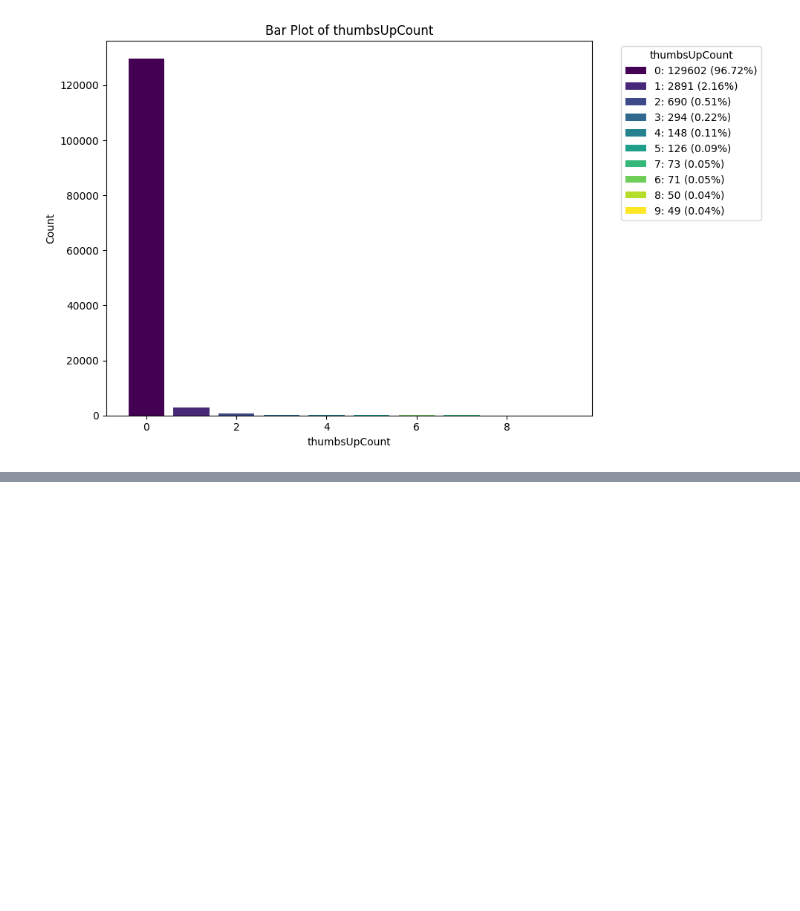
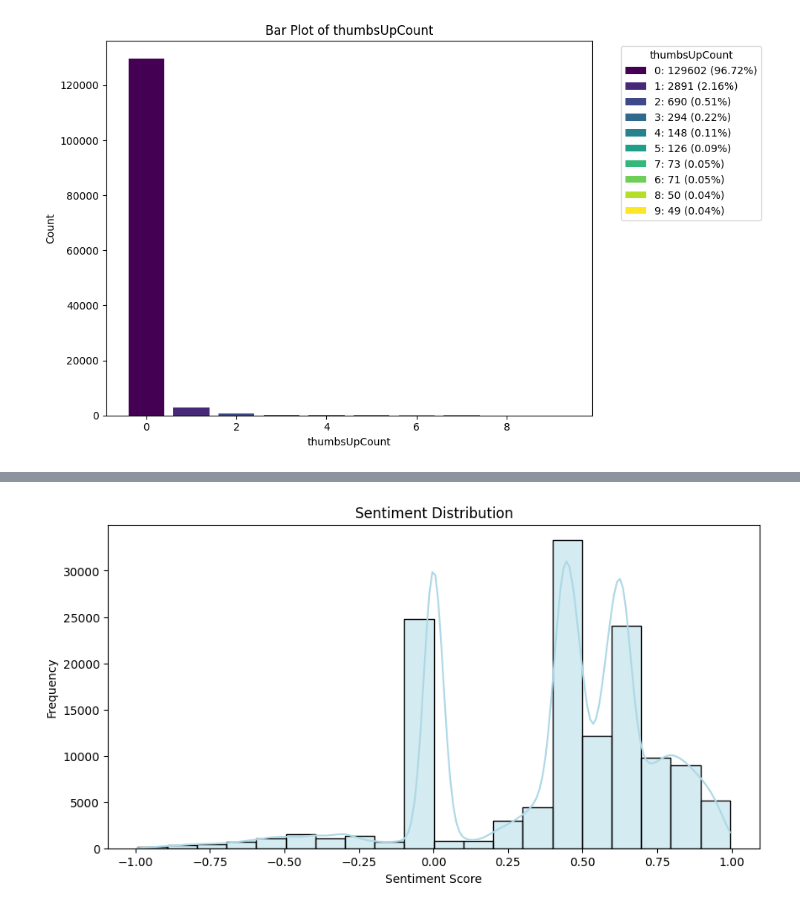
Before and after one commit to Silvano315/NLP-for-ChatGPT-Reviews, a Jupyter notebook: EDA.ipynb, the cells around one changed output, grey strips where cells are left out. Saved outputs shown, nothing was run; the diff lists cells and outputs as text; code cells hidden in the pictures; blank space fills up the shorter version.

```diff
--- a/EDA.ipynb
+++ b/EDA.ipynb
@@ -165,0 +171,12 @@ Passing `palette` without assigning `hue` is deprecated and will be removed in v
+# %%
+# Sentiment Analysis Plot
+# If you perform sentiment analysis, you can visualize the distribution of sentiment scores (positive, negative, neutral).
+# To perform sentiment analysis, you would first need to analyze the sentiments of the text data.
+# One popular library for this is VADER (Valence Aware Dictionary and sEntiment Reasoner).
+
+nltk.download('vader_lexicon')
+
+df_sentiment = df_cleaned.copy()
+df_sentiment = sentiment_analysis(df_cleaned)
+plot_sentiment_distribution(df_sentiment)
+# %% [output]
@@ -165,0 +186 @@ Passing `palette` without assigning `hue` is deprecated and will be removed in v
+[figure, added]
```
Also changed, not shown: parts of 7 cells of this notebook.
